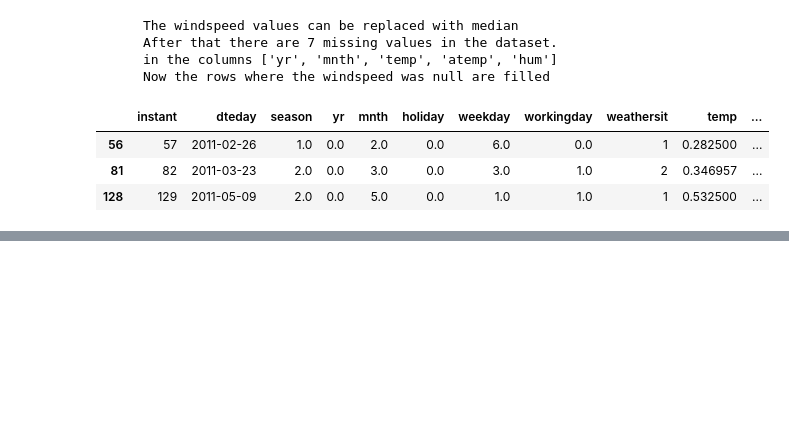
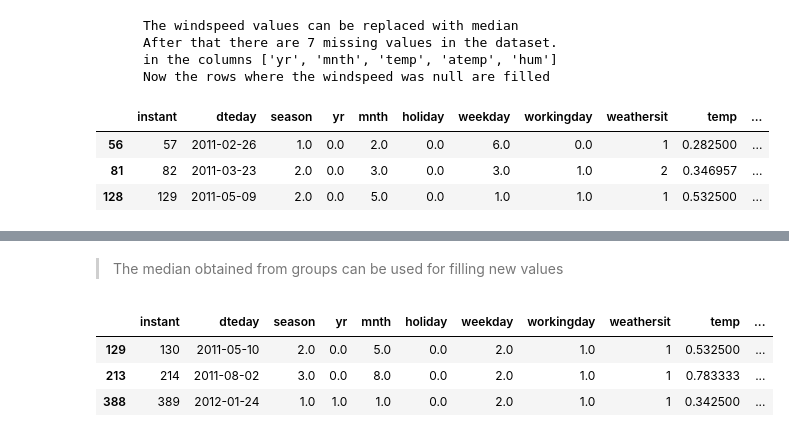
Before and after one commit to tszyrowski/l-grad-boost, a Jupyter notebook: intro/regression.ipynb, the cells around one changed output, grey strips where cells are left out. Drawn from its saved outputs; the diff is of its cells as text; code cells hidden in the pictures; blank space fills up the shorter version.

```diff
--- a/intro/regression.ipynb
+++ b/intro/regression.ipynb
@@ -97,0 +101,10 @@ print(f"""
+# %% [markdown]
+> The median obtained from groups can be used for filling new values
+# %%
+df_bikes['hum'] = df_bikes['hum'].fillna(df_bikes.groupby('season')['hum'].transform('median'))
+df_bikes.iloc[[129, 213, 388]]
+# %% [output]
+|  | instant | dteday | season | yr | mnth | holiday | weekday | workingday | weathersit | temp | ... |
+| 129 | 130 | 2011-05-10 | 2.0 | 0.0 | 5.0 | 0.0 | 2.0 | 1.0 | 1 | 0.532500 | ... |
+| 213 | 214 | 2011-08-02 | 3.0 | 0.0 | 8.0 | 0.0 | 2.0 | 1.0 | 1 | 0.783333 | ... |
+| 388 | 389 | 2012-01-24 | 1.0 | 1.0 | 1.0 | 0.0 | 2.0 | 1.0 | 1 | 0.342500 | ... |
```
Also changed, not shown: parts of 9 cells of this notebook.
